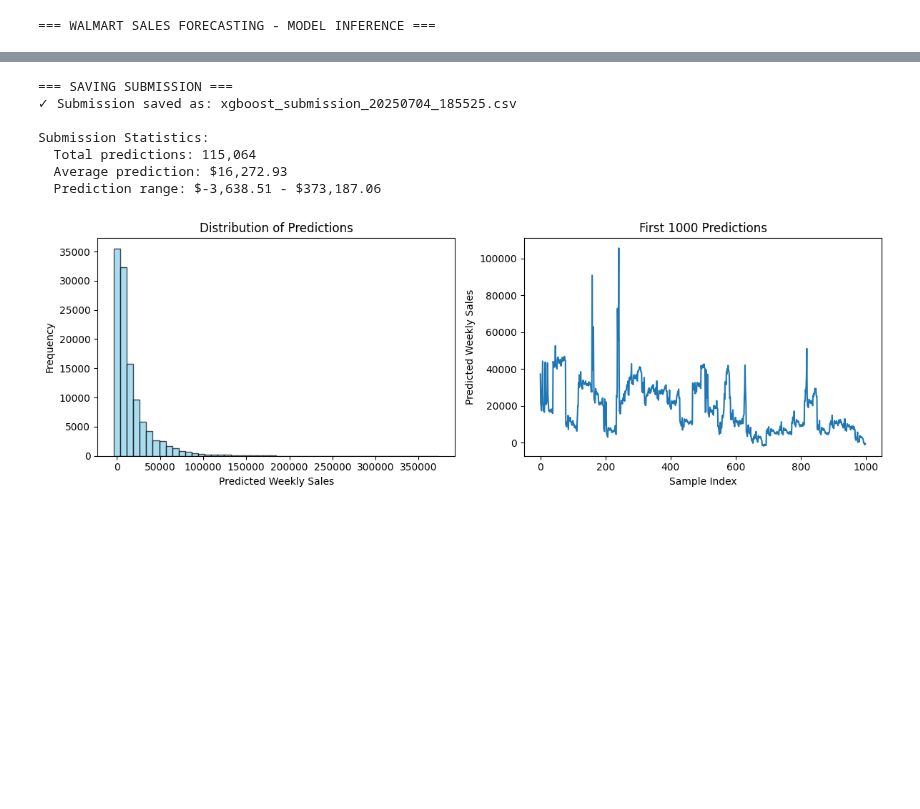
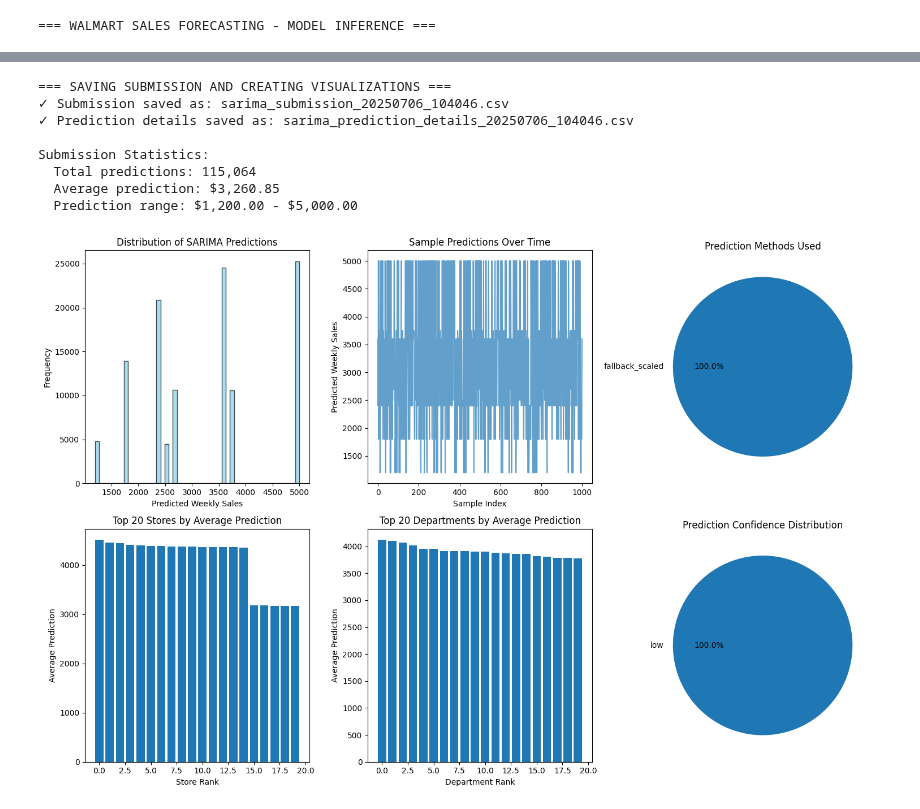
Before and after one commit to wrymp/Final-Project-Walmart-Recruiting---Store-Sales-Forecasting, a Jupyter notebook: model_inference.ipynb, the cells around one changed output, grey strips where cells are left out. Drawn from its saved outputs; the diff is of its cells as text; code cells hidden in the pictures; blank space fills up the shorter version.

```diff
--- a/model_inference.ipynb
+++ b/model_inference.ipynb
@@ -354,49 +594,85 @@ First 10 predictions:
 # %%
-# Save submission file
-print("\n=== SAVING SUBMISSION ===")
+print("\n=== SAVING SUBMISSION AND CREATING VISUALIZATIONS ===")
 
 # Create timestamped filename
 timestamp = datetime.now().strftime('%Y%m%d_%H%M%S')
-submission_filename = f"xgboost_submission_{timestamp}.csv"
+submission_filename = f"sarima_submission_{timestamp}.csv"
 
 # Save submission
 submission.to_csv(submission_filename, index=False)
 print(f"✓ Submission saved as: {submission_filename}")
+
+# Save detailed predictions
+details_df = pd.DataFrame(prediction_details)
+details_filename = f"sarima_prediction_details_{timestamp}.csv"
+details_df.to_csv(details_filename, index=False)
+print(f"✓ Prediction details saved as: {details_filename}")
 
 # Display submission statistics
 print(f"\nSubmission Statistics:")
 print(f"  Total predictions: {len(submission):,}")
 print(f"  Average prediction: ${submission['Weekly_Sales'].mean():,.2f}")
 print(f"  Prediction range: ${submission['Weekly_Sales'].min():,.2f} - ${submission['Weekly_Sales'].max():,.2f}")
 
-# Create simple visualization of predictions
-import matplotlib.pyplot as plt
+# Create visualizations
+plt.figure(figsize=(15, 10))
 
-plt.figure(figsize=(12, 4))
-
-plt.subplot(1, 2, 1)
+# Plot 1: Distribution of predictions
+plt.subplot(2, 3, 1)
 plt.hist(test_predictions, bins=50, alpha=0.7, color='skyblue', edgecolor='black')
 plt.xlabel('Predicted Weekly Sales')
 plt.ylabel('Frequency')
-plt.title('Distribution of Predictions')
+plt.title('Distribution of SARIMA Predictions')
 
-plt.subplot(1, 2, 2)
-plt.plot(test_predictions[:1000])  # Plot first 1000 predictions
+# Plot 2: Predictions over time (sample)
+plt.subplot(2, 3, 2)
+sample_indices = np.random.choice(len(test_predictions), min(1000, len(test_predictions)), replace=False)
+plt.plot(test_predictions[sample_indices], alpha=0.7)
 plt.xlabel('Sample Index')
 plt.ylabel('Predicted Weekly Sales')
-plt.title('First 1000 Predictions')
+plt.title('Sample Predictions Over Time')
+
+# Plot 3: Method distribution
+plt.subplot(2, 3, 3)
+methods = list(prediction_methods.keys())
+counts = list(prediction_methods.values())
+plt.pie(counts, labels=methods, autopct='%1.1f%%')
+plt.title('Prediction Methods Used')
+
+# Plot 4: Predictions by store (top 20 stores)
+plt.subplot(2, 3, 4)
+store_predictions = details_df.groupby('Store')['Prediction'].mean().sort_values(ascending=False).head(20)
+plt.bar(range(len(store_predictions)), store_predictions.values)
+plt.xlabel('Store Rank')
+plt.ylabel('Average Prediction')
+plt.title('Top 20 Stores by Average Prediction')
+
+# Plot 5: Predictions by department (top 20 departments)
+plt.subplot(2, 3, 5)
+dept_predictions = details_df.groupby('Dept')['Prediction'].mean().sort_values(ascending=False).head(20)
+plt.bar(range(len(dept_predictions)), dept_predictions.values)
+plt.xlabel('Department Rank')
+plt.ylabel('Average Prediction')
+plt.title('Top 20 Departments by Average Prediction')
+
+# Plot 6: Confidence distribution
+plt.subplot(2, 3, 6)
+confidence_counts = details_df['Confidence'].value_counts()
+plt.pie(confidence_counts.values, labels=confidence_counts.index, autopct='%1.1f%%')
+plt.title('Prediction Confidence Distribution')
 
 plt.tight_layout()
-plt.savefig('prediction_analysis.png', dpi=300, bbox_inches='tight')
-wandb.log({"prediction_analysis": wandb.Image('prediction_analysis.png')})
+plt.savefig(f'sarima_prediction_analysis_{timestamp}.png', dpi=300, bbox_inches='tight')
+wandb.log({"sarima_prediction_analysis": wandb.Image(f'sarima_prediction_analysis_{timestamp}.png')})
 plt.show()
 # %% [output]
-=== SAVING SUBMISSION ===
-✓ Submission saved as: xgboost_submission_20250704_185525.csv
+=== SAVING SUBMISSION AND CREATING VISUALIZATIONS ===
+✓ Submission saved as: sarima_submission_20250706_104046.csv
+✓ Prediction details saved as: sarima_prediction_details_20250706_104046.csv
 
 Submission Statistics:
   Total predictions: 115,064
-  Average prediction: $16,272.93
-  Prediction range: $-3,638.51 - $373,187.06
+  Average prediction: $3,260.85
+  Prediction range: $1,200.00 - $5,000.00
-[figure, old version]
+[figure, new version]
 # %%
```
Also changed, not shown: parts of 13 cells of this notebook.
